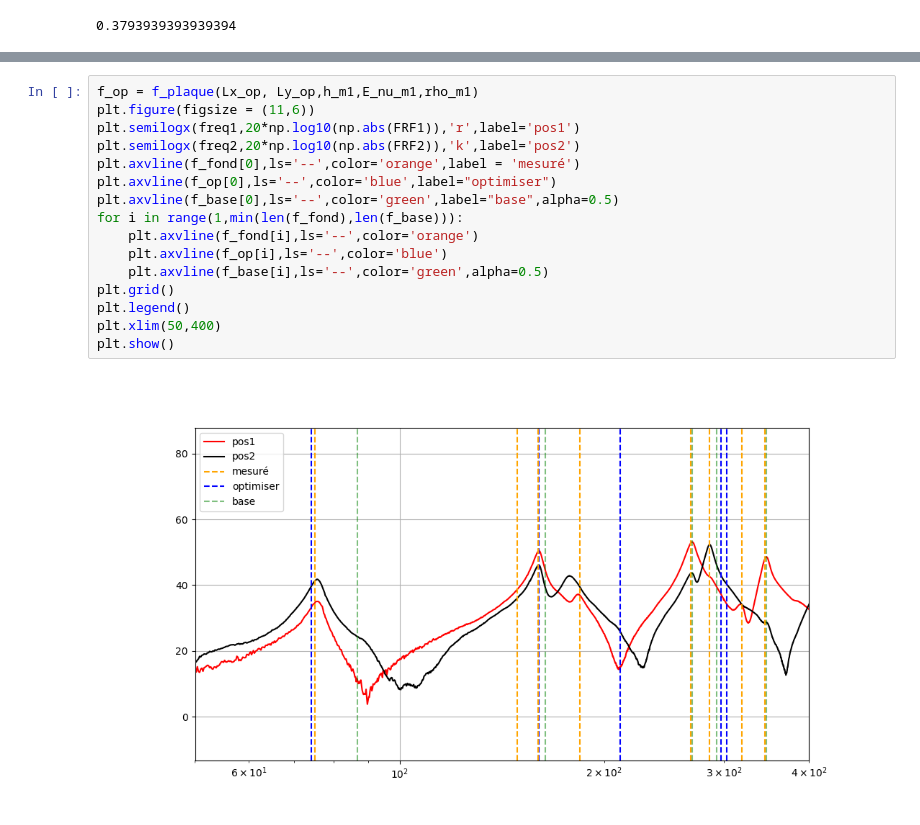
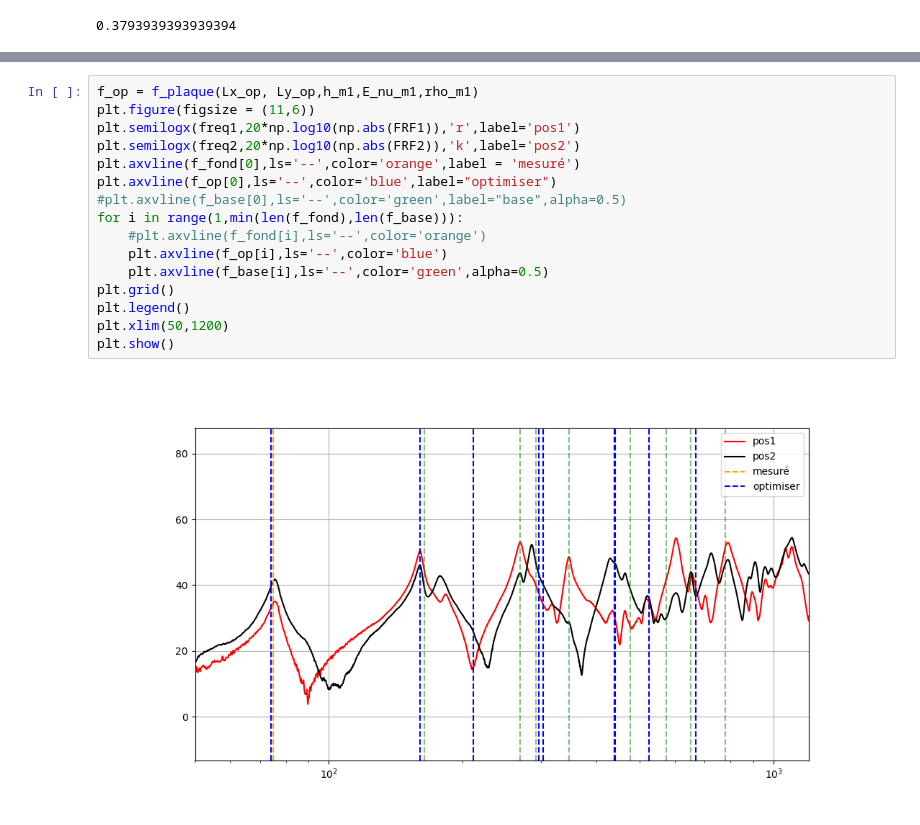
Before and after one commit to peladeaucome/ATIAM-PAM-AnalyseInstruments, a Jupyter notebook: Guitar_model/experiences/nouvelle_Correction_plaque.ipynb, the cells around one changed output, grey strips where cells are left out. Cells and saved outputs as stored; diff of their text form.

```diff
--- a/Guitar_model/experiences/nouvelle_Correction_plaque.ipynb
+++ b/Guitar_model/experiences/nouvelle_Correction_plaque.ipynb
@@ -223,18 +228,18 @@ print(Lx_op)
 # %%
 f_op = f_plaque(Lx_op, Ly_op,h_m1,E_nu_m1,rho_m1)
 plt.figure(figsize = (11,6))
 plt.semilogx(freq1,20*np.log10(np.abs(FRF1)),'r',label='pos1')
 plt.semilogx(freq2,20*np.log10(np.abs(FRF2)),'k',label='pos2')
 plt.axvline(f_fond[0],ls='--',color='orange',label = 'mesuré')
 plt.axvline(f_op[0],ls='--',color='blue',label="optimiser")
-plt.axvline(f_base[0],ls='--',color='green',label="base",alpha=0.5)
+#plt.axvline(f_base[0],ls='--',color='green',label="base",alpha=0.5)
 for i in range(1,min(len(f_fond),len(f_base))):
-    plt.axvline(f_fond[i],ls='--',color='orange')
+    #plt.axvline(f_fond[i],ls='--',color='orange')
     plt.axvline(f_op[i],ls='--',color='blue')
     plt.axvline(f_base[i],ls='--',color='green',alpha=0.5)
 plt.grid()
 plt.legend()
-plt.xlim(50,400)
+plt.xlim(50,1200)
 plt.show()
 # %% [output]
-[figure, old version]
+[figure, new version]
```
Also changed, not shown: parts of 3 cells of this notebook, 1 other file.
